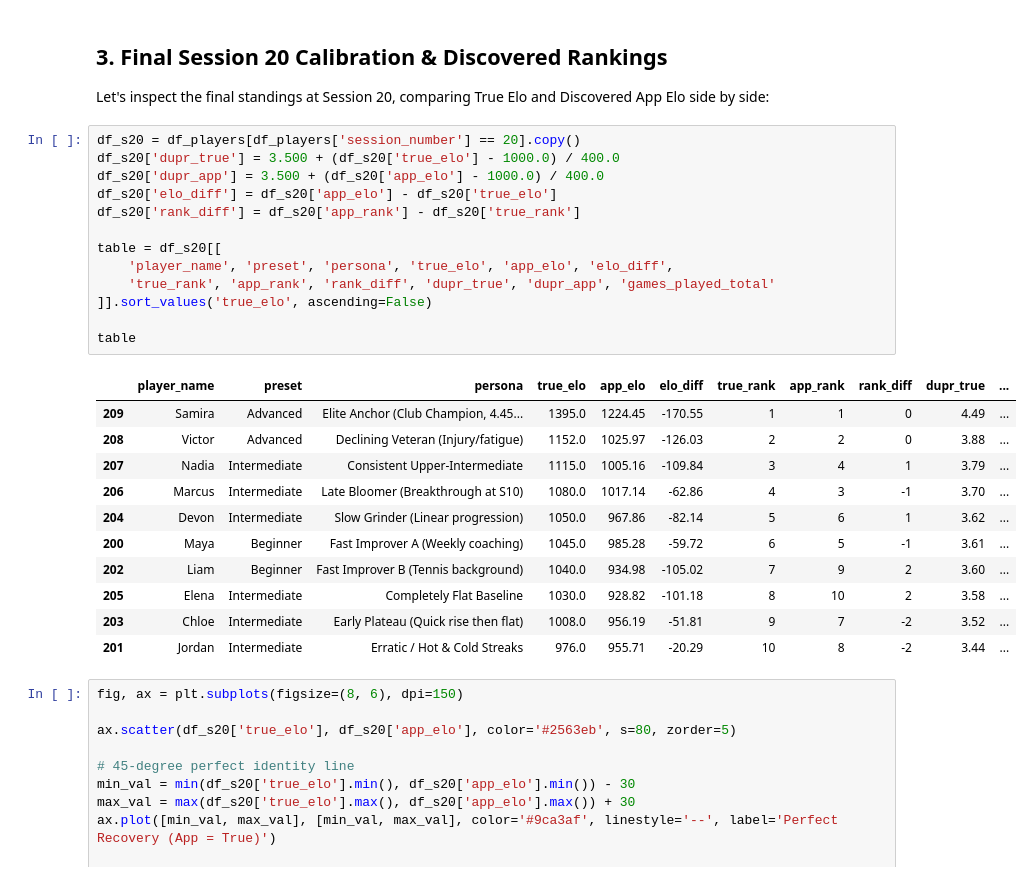
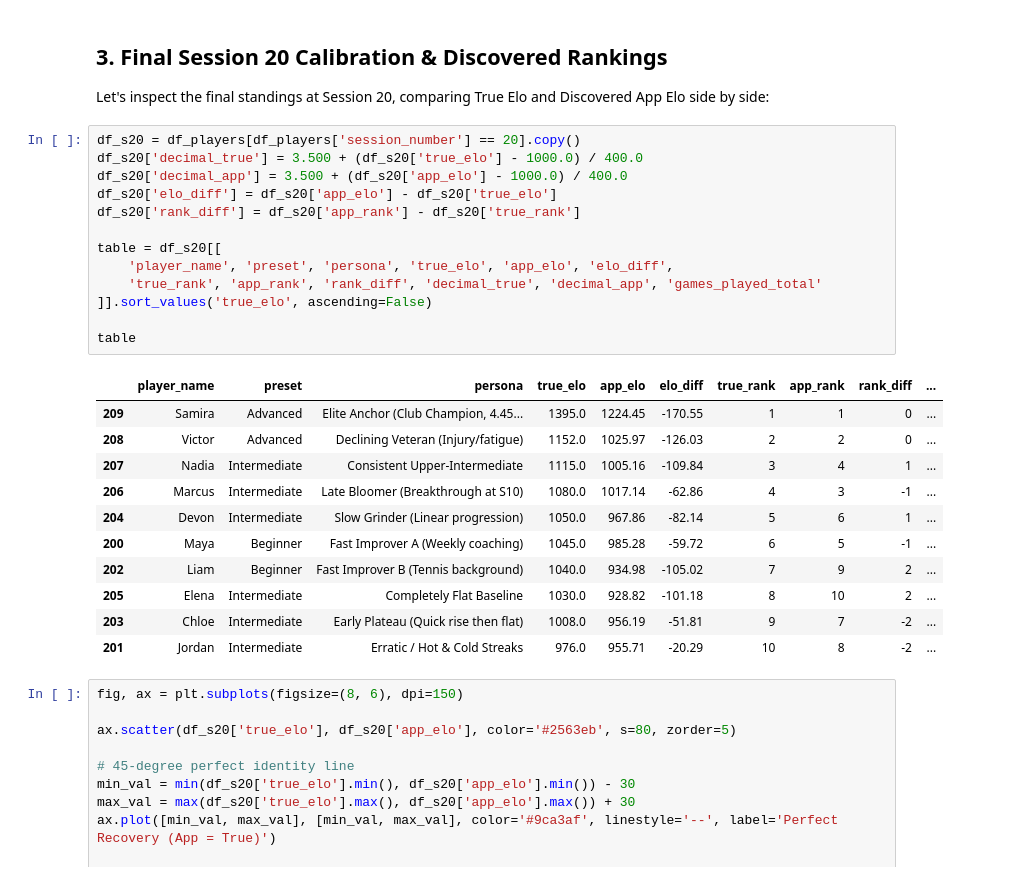
Before and after one commit to NathanG1en/Pickleball-Matcher, a Jupyter notebook: analysis/ten_player_simulation_analysis.ipynb, the cells around one changed output. Drawn from its saved outputs; the diff is of its cells as text.

```diff
--- a/analysis/ten_player_simulation_analysis.ipynb
+++ b/analysis/ten_player_simulation_analysis.ipynb
@@ -198,29 +201,29 @@ plt.show()
 Let's inspect the final standings at Session 20, comparing True Elo and Discovered App Elo side by side:
 # %%
 df_s20 = df_players[df_players['session_number'] == 20].copy()
-df_s20['dupr_true'] = 3.500 + (df_s20['true_elo'] - 1000.0) / 400.0
-df_s20['dupr_app'] = 3.500 + (df_s20['app_elo'] - 1000.0) / 400.0
+df_s20['decimal_true'] = 3.500 + (df_s20['true_elo'] - 1000.0) / 400.0
+df_s20['decimal_app'] = 3.500 + (df_s20['app_elo'] - 1000.0) / 400.0
 df_s20['elo_diff'] = df_s20['app_elo'] - df_s20['true_elo']
 df_s20['rank_diff'] = df_s20['app_rank'] - df_s20['true_rank']
 
 table = df_s20[[
     'player_name', 'preset', 'persona', 'true_elo', 'app_elo', 'elo_diff',
-    'true_rank', 'app_rank', 'rank_diff', 'dupr_true', 'dupr_app', 'games_played_total'
+    'true_rank', 'app_rank', 'rank_diff', 'decimal_true', 'decimal_app', 'games_played_total'
 ]].sort_values('true_elo', ascending=False)
 
 table
 # %% [output]
-|  | player_name | preset | persona | true_elo | app_elo | elo_diff | true_rank | app_rank | rank_diff | dupr_true | ... |
-| 209 | Samira | Advanced | Elite Anchor (Club Champion, 4.45... | 1395.0 | 1224.45 | -170.55 | 1 | 1 | 0 | 4.49 | ... |
-| 208 | Victor | Advanced | Declining Veteran (Injury/fatigue) | 1152.0 | 1025.97 | -126.03 | 2 | 2 | 0 | 3.88 | ... |
-| 207 | Nadia | Intermediate | Consistent Upper-Intermediate | 1115.0 | 1005.16 | -109.84 | 3 | 4 | 1 | 3.79 | ... |
-| 206 | Marcus | Intermediate | Late Bloomer (Breakthrough at S10) | 1080.0 | 1017.14 | -62.86 | 4 | 3 | -1 | 3.70 | ... |
-| 204 | Devon | Intermediate | Slow Grinder (Linear progression) | 1050.0 | 967.86 | -82.14 | 5 | 6 | 1 | 3.62 | ... |
-| 200 | Maya | Beginner | Fast Improver A (Weekly coaching) | 1045.0 | 985.28 | -59.72 | 6 | 5 | -1 | 3.61 | ... |
-| 202 | Liam | Beginner | Fast Improver B (Tennis background) | 1040.0 | 934.98 | -105.02 | 7 | 9 | 2 | 3.60 | ... |
-| 205 | Elena | Intermediate | Completely Flat Baseline | 1030.0 | 928.82 | -101.18 | 8 | 10 | 2 | 3.58 | ... |
-| 203 | Chloe | Intermediate | Early Plateau (Quick rise then flat) | 1008.0 | 956.19 | -51.81 | 9 | 7 | -2 | 3.52 | ... |
-| 201 | Jordan | Intermediate | Erratic / Hot & Cold Streaks | 976.0 | 955.71 | -20.29 | 10 | 8 | -2 | 3.44 | ... |
+|  | player_name | preset | persona | true_elo | app_elo | elo_diff | true_rank | app_rank | rank_diff | ... |
+| 209 | Samira | Advanced | Elite Anchor (Club Champion, 4.45... | 1395.0 | 1224.45 | -170.55 | 1 | 1 | 0 | ... |
+| 208 | Victor | Advanced | Declining Veteran (Injury/fatigue) | 1152.0 | 1025.97 | -126.03 | 2 | 2 | 0 | ... |
+| 207 | Nadia | Intermediate | Consistent Upper-Intermediate | 1115.0 | 1005.16 | -109.84 | 3 | 4 | 1 | ... |
+| 206 | Marcus | Intermediate | Late Bloomer (Breakthrough at S10) | 1080.0 | 1017.14 | -62.86 | 4 | 3 | -1 | ... |
+| 204 | Devon | Intermediate | Slow Grinder (Linear progression) | 1050.0 | 967.86 | -82.14 | 5 | 6 | 1 | ... |
+| 200 | Maya | Beginner | Fast Improver A (Weekly coaching) | 1045.0 | 985.28 | -59.72 | 6 | 5 | -1 | ... |
+| 202 | Liam | Beginner | Fast Improver B (Tennis background) | 1040.0 | 934.98 | -105.02 | 7 | 9 | 2 | ... |
+| 205 | Elena | Intermediate | Completely Flat Baseline | 1030.0 | 928.82 | -101.18 | 8 | 10 | 2 | ... |
+| 203 | Chloe | Intermediate | Early Plateau (Quick rise then flat) | 1008.0 | 956.19 | -51.81 | 9 | 7 | -2 | ... |
+| 201 | Jordan | Intermediate | Erratic / Hot & Cold Streaks | 976.0 | 955.71 | -20.29 | 10 | 8 | -2 | ... |
 # %%
 fig, ax = plt.subplots(figsize=(8, 6), dpi=150)
 
```
Also changed, not shown: parts of 4 cells of this notebook, 1 other file.
